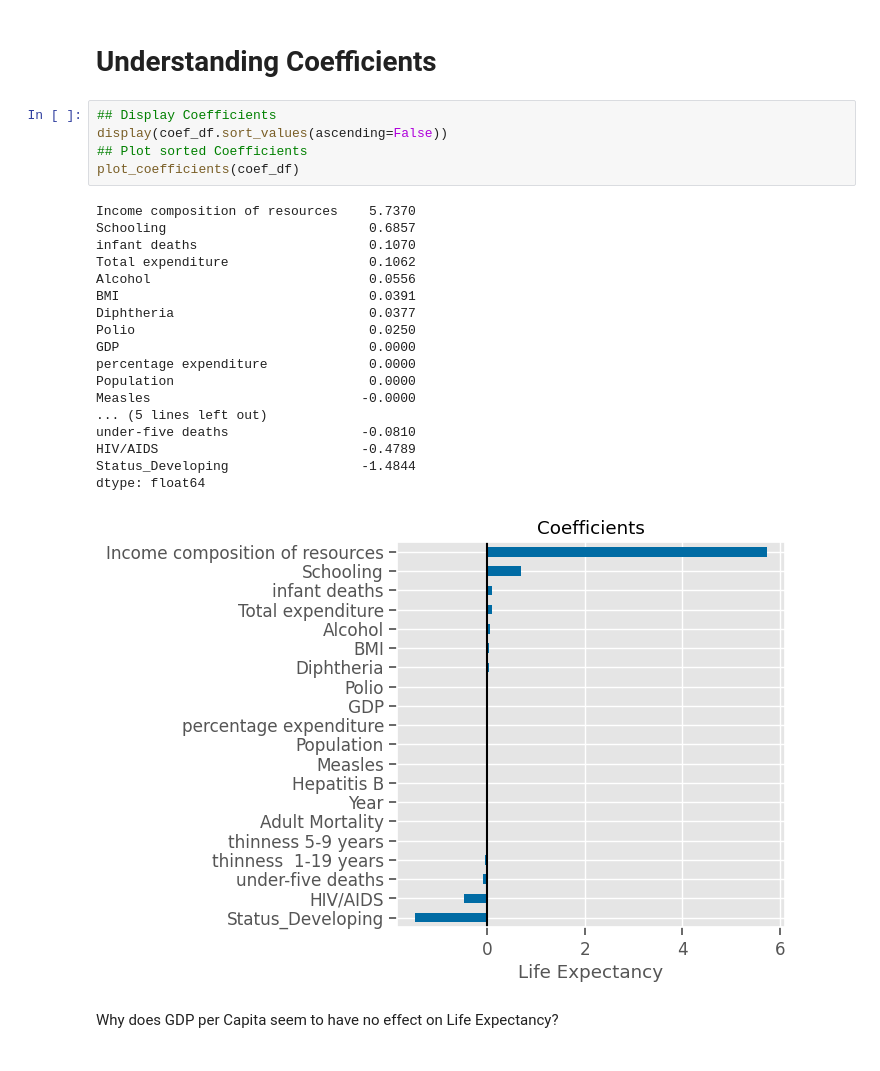
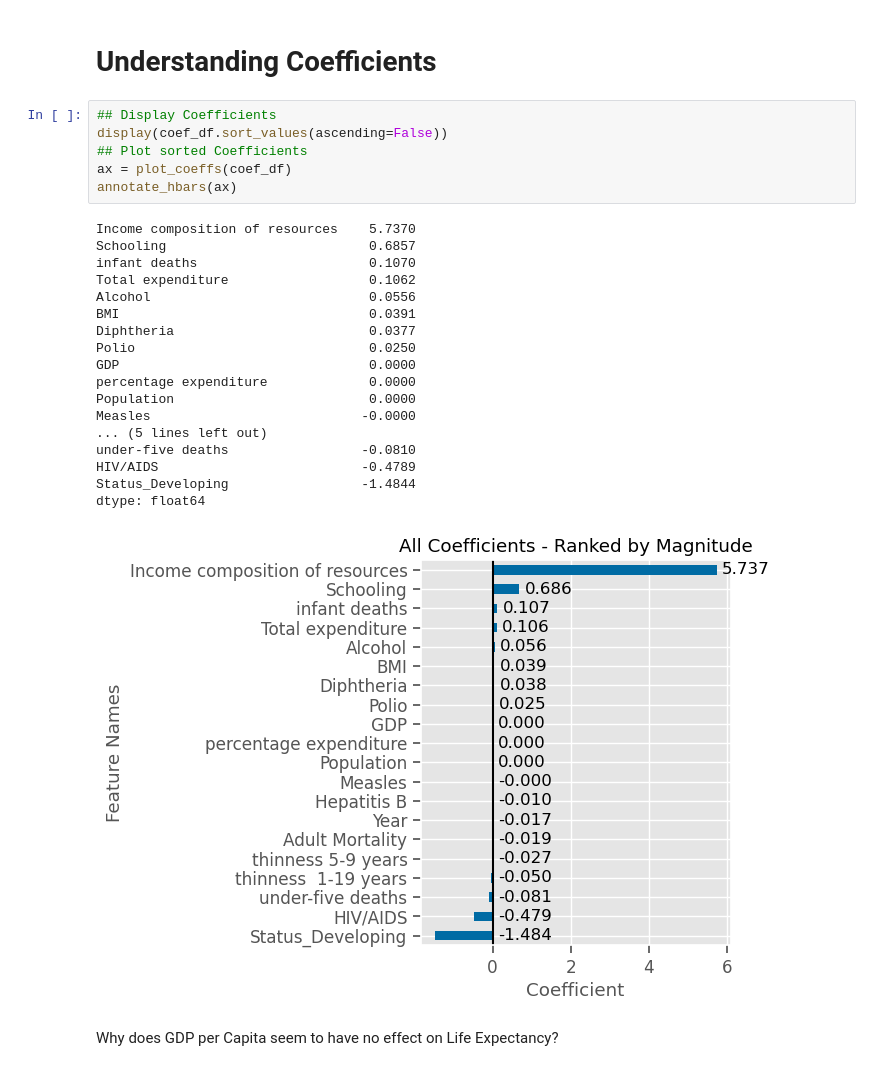
Before and after one commit to coding-dojo-data-science/data-viz-model-insights-codealongs-life-expectancy, a Jupyter notebook: Solutions/SOLUTIONS-Wk1-L01-CodeAlong-Life Expectancy.ipynb, the cells around one changed output. Cells and saved outputs as stored; diff of their text form.

```diff
--- a/Solutions/SOLUTIONS-Wk1-L01-CodeAlong-Life Expectancy.ipynb
+++ b/Solutions/SOLUTIONS-Wk1-L01-CodeAlong-Life Expectancy.ipynb
@@ -420,26 +451,27 @@ def plot_coefficients(coefs):
 # %%
 ## Display Coefficients
 display(coef_df.sort_values(ascending=False))
 ## Plot sorted Coefficients
-plot_coefficients(coef_df)
+ax = plot_coeffs(coef_df)
+annotate_hbars(ax)
 # %% [output]
 Income composition of resources    5.7370
 Schooling                          0.6857
 infant deaths                      0.1070
 Total expenditure                  0.1062
 Alcohol                            0.0556
 BMI                                0.0391
 Diphtheria                         0.0377
 Polio                              0.0250
 GDP                                0.0000
 percentage expenditure             0.0000
 Population                         0.0000
 Measles                           -0.0000
 ... (5 lines left out)
 under-five deaths                 -0.0810
 HIV/AIDS                          -0.4789
 Status_Developing                 -1.4844
 dtype: float64
-[figure, old version]
+[figure, new version]
 # %% [markdown]
 Why does GDP per Capita seem to have no effect on Life Expectancy?
```
Also changed, not shown: parts of 24 cells of this notebook, 1 other file.
